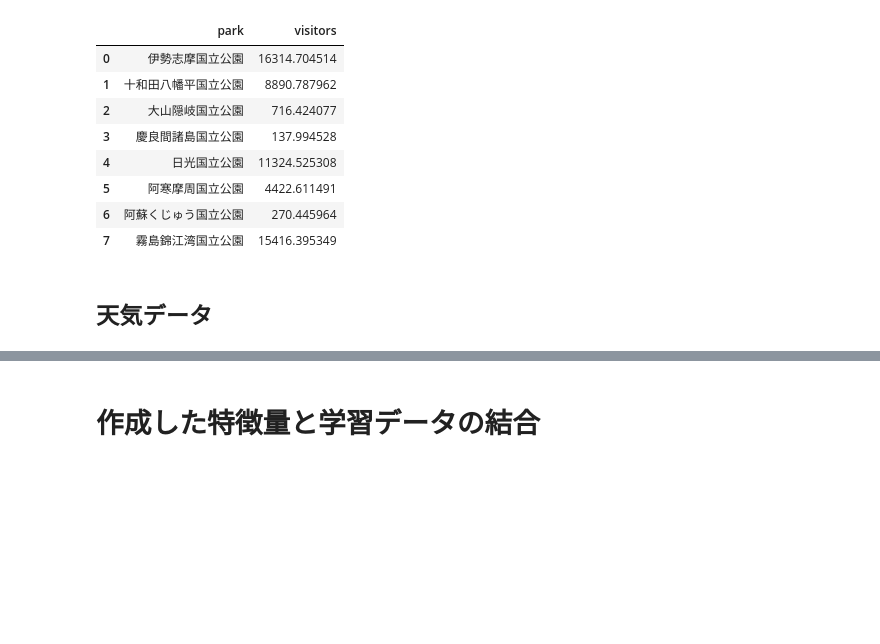
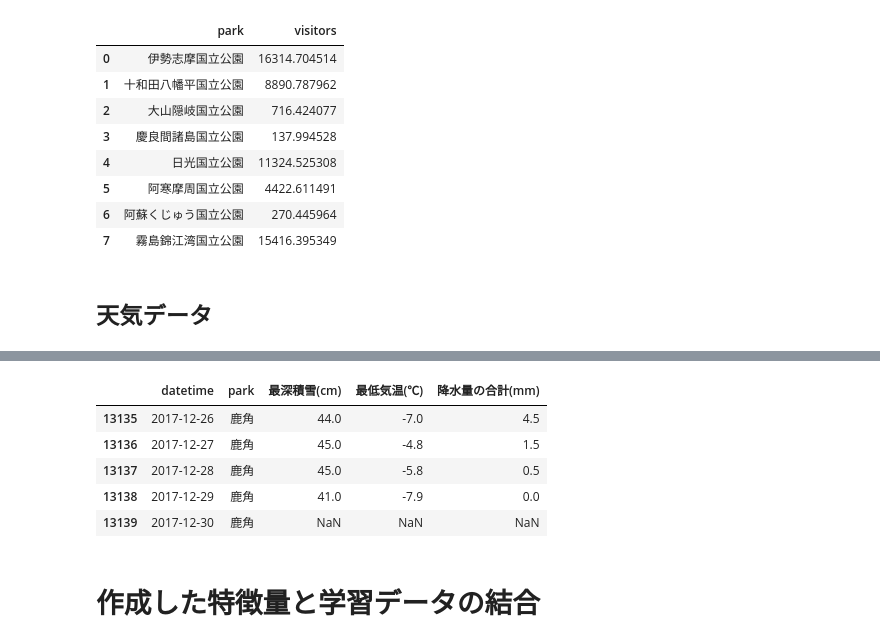
Before and after one commit to TaigoKuriyama/national_park_prediction, a Jupyter notebook: notebook/preprocess.ipynb, the cells around one changed output, grey strips where cells are left out. Cells and saved outputs as stored; diff of their text form; code cells hidden in the pictures; blank space fills up the shorter version.

```diff
--- a/notebook/preprocess.ipynb
+++ b/notebook/preprocess.ipynb
@@ -269,3 +260,25 @@ df_weather.head()
+# %%
+df_weather = pd.read_csv('/content/gdrive/My Drive/weather.tsv', sep='\t')
+df_weather['日時'] = pd.to_datetime(df_weather['年月日'])
+df_weather.loc[df_weather['地点']=='鳥羽' ,'地点'] = '伊勢志摩国立公園'
+df_weather.loc[df_weather['地点']=='十和田' ,'地点'] = '十和田八幡平国立公園'
+df_weather.loc[df_weather['地点']=='大山' ,'地点'] = '大山隠岐国立公園'
+df_weather.loc[df_weather['地点']=='渡嘉敷' ,'地点'] = '慶良間諸島国立公園'
+df_weather.loc[df_weather['地点']=='日光' ,'地点'] = '日光国立公園'
+df_weather.loc[df_weather['地点']=='釧路' ,'地点'] = '阿寒摩周国立公園'
+df_weather.loc[df_weather['地点']=='熊本' ,'地点'] = '阿蘇くじゅう国立公園'
+df_weather.loc[df_weather['地点']=='鹿児島' ,'地点'] = '霧島錦江湾国立公園'
+df_weather = df_weather[['日時','地点','最深積雪(cm)', '最低気温(℃)','降水量の合計(mm)']]
+df_weather = df_weather.rename(columns={'地点': 'park','日時': 'datetime'})
+df_weather[['最深積雪(cm)', '最低気温(℃)','降水量の合計(mm)']] = df_weather[['最深積雪(cm)', '最低気温(℃)','降水量の合計(mm)']].shift(-1)
+df_weather.tail()
+# %% [output]
+|  | datetime | park | 最深積雪(cm) | 最低気温(℃) | 降水量の合計(mm) |
+| 13135 | 2017-12-26 | 鹿角 | 44.0 | -7.0 | 4.5 |
+| 13136 | 2017-12-27 | 鹿角 | 45.0 | -4.8 | 1.5 |
+| 13137 | 2017-12-28 | 鹿角 | 45.0 | -5.8 | 0.5 |
+| 13138 | 2017-12-29 | 鹿角 | 41.0 | -7.9 | 0.0 |
+| 13139 | 2017-12-30 | 鹿角 | NaN | NaN | NaN |
 # %% [markdown]
 # 作成した特徴量と学習データの結合
 # %%
```
Also changed, not shown: parts of 14 cells of this notebook.
